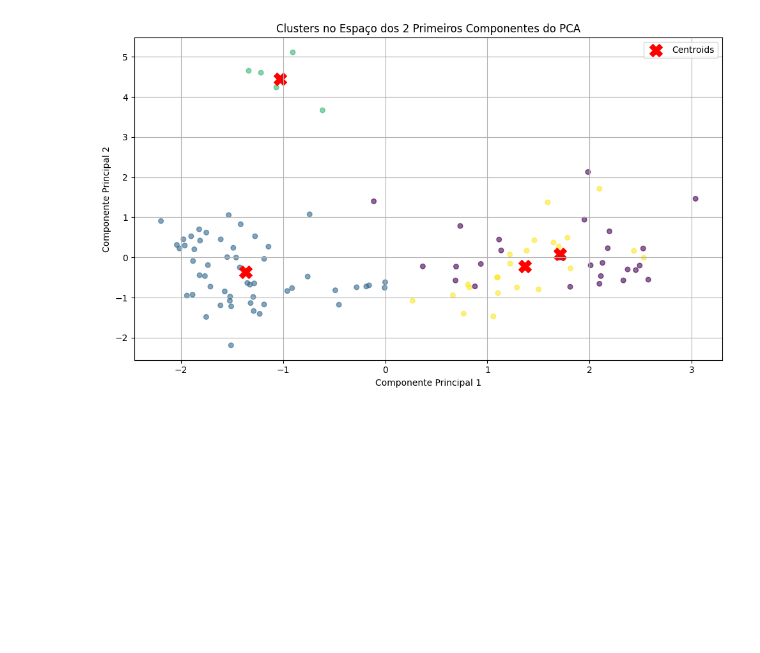
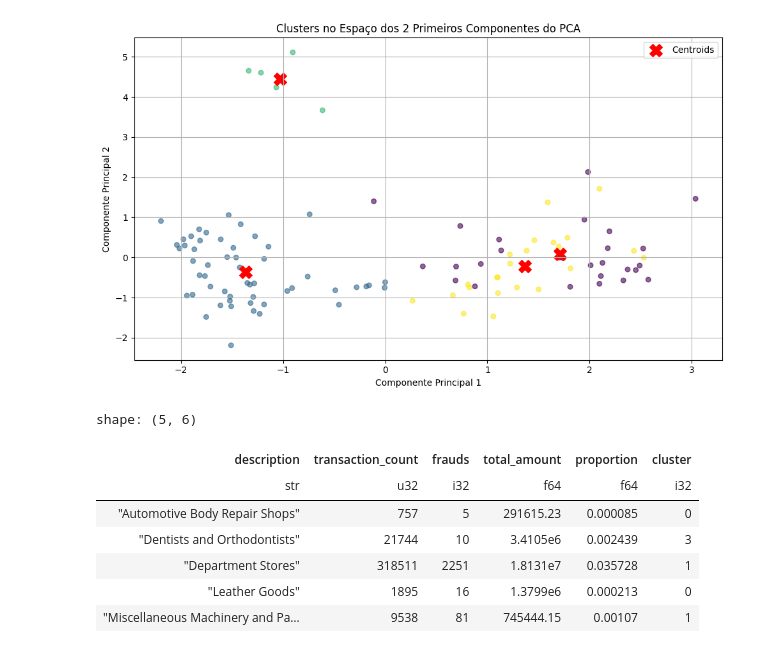
Before and after one commit to Angelicogfa/tcc_mba_datascience_analytics_usp_esalq, a Jupyter notebook: 03-modelagem_dados.ipynb, the cells around one changed output. Drawn from its saved outputs; the diff is of its cells as text; code cells hidden in the pictures; blank space fills up the shorter version.

```diff
--- a/03-modelagem_dados.ipynb
+++ b/03-modelagem_dados.ipynb
@@ -359,4 +359,16 @@ plt.show()
 # %% [output]
 [figure]
 # %%
-df_proportion['label'] =
+df_proportion = df_proportion.with_columns(
+    pl.lit(labels).alias('cluster')
+)
+df_proportion.head()
+# %% [output]
+shape: (5, 6)
+| description | transaction_count | frauds | total_amount | proportion | cluster |
+| str | u32 | i32 | f64 | f64 | i32 |
+| "Automotive Body Repair Shops" | 757 | 5 | 291615.23 | 0.000085 | 0 |
+| "Dentists and Orthodontists" | 21744 | 10 | 3.4105e6 | 0.002439 | 3 |
+| "Department Stores" | 318511 | 2251 | 1.8131e7 | 0.035728 | 1 |
+| "Leather Goods" | 1895 | 16 | 1.3799e6 | 0.000213 | 0 |
+| "Miscellaneous Machinery and Pa… | 9538 | 81 | 745444.15 | 0.00107 | 1 |
```
Also changed, not shown: parts of 3 cells of this notebook.
